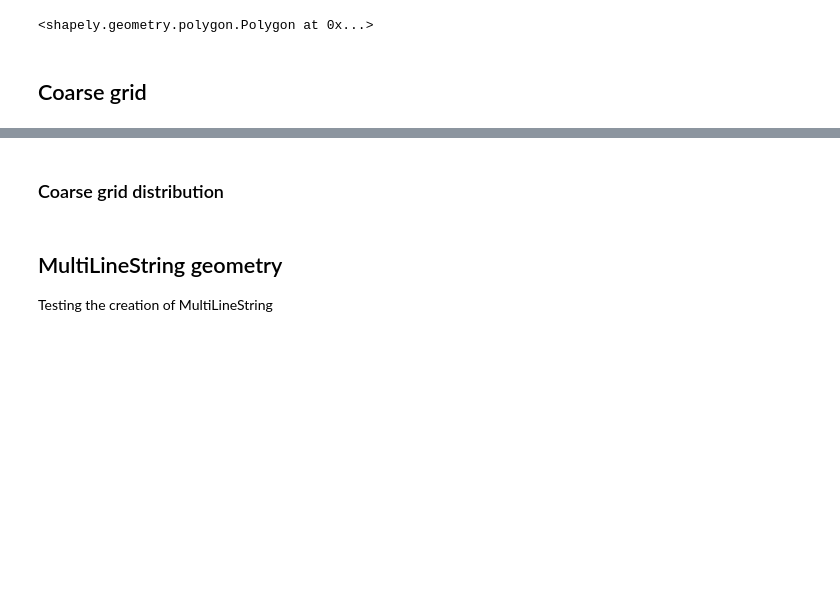
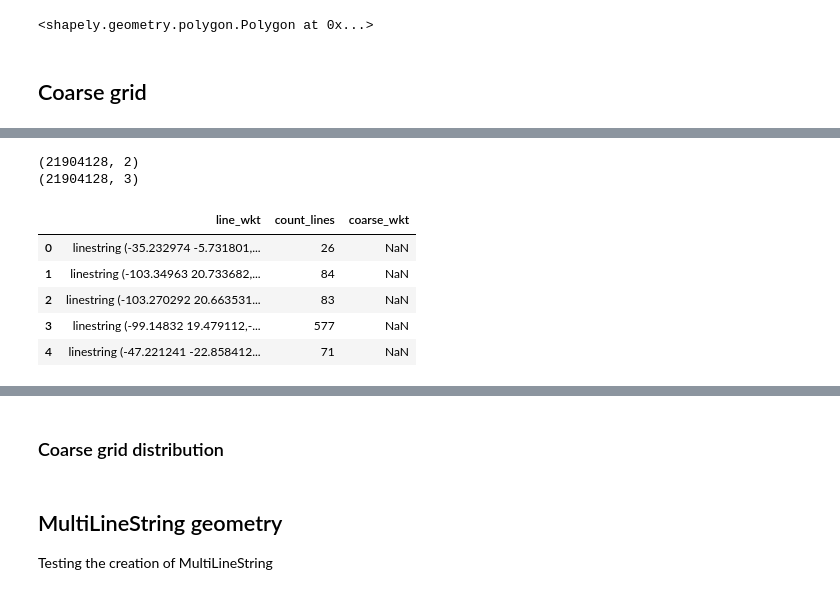
Before and after one commit to EL-BID/IDB-IDB-Invest-Coronavirus-Impact-Dashboard, a Jupyter notebook: notebooks/katana_bounds.ipynb, the cells around one changed output, grey strips where cells are left out. Saved outputs shown, nothing was run; the diff lists cells and outputs as text; code cells hidden in the pictures; blank space fills up the shorter version.

Commit message:
update merge at corase grid with preview lines

```diff
--- a/notebooks/katana_bounds.ipynb
+++ b/notebooks/katana_bounds.ipynb
@@ -141,0 +157,13 @@ prev = pd.read_csv("/home/soniame/private/projects/corona_geo_id/coarse_grid/coa
+# %%
+print(df_lines.shape)
+print(df_merge.shape)
+df_merge.head()
+# %% [output]
+(21904128, 2)
+(21904128, 3)
+|  | line_wkt | count_lines | coarse_wkt |
+| 0 | linestring (-35.232974 -5.731801,... | 26 | NaN |
+| 1 | linestring (-103.34963 20.733682,... | 84 | NaN |
+| 2 | linestring (-103.270292 20.663531... | 83 | NaN |
+| 3 | linestring (-99.14832 19.479112,-... | 577 | NaN |
+| 4 | linestring (-47.221241 -22.858412... | 71 | NaN |
```
Also changed, not shown: parts of 11 cells of this notebook, 1 other file.
